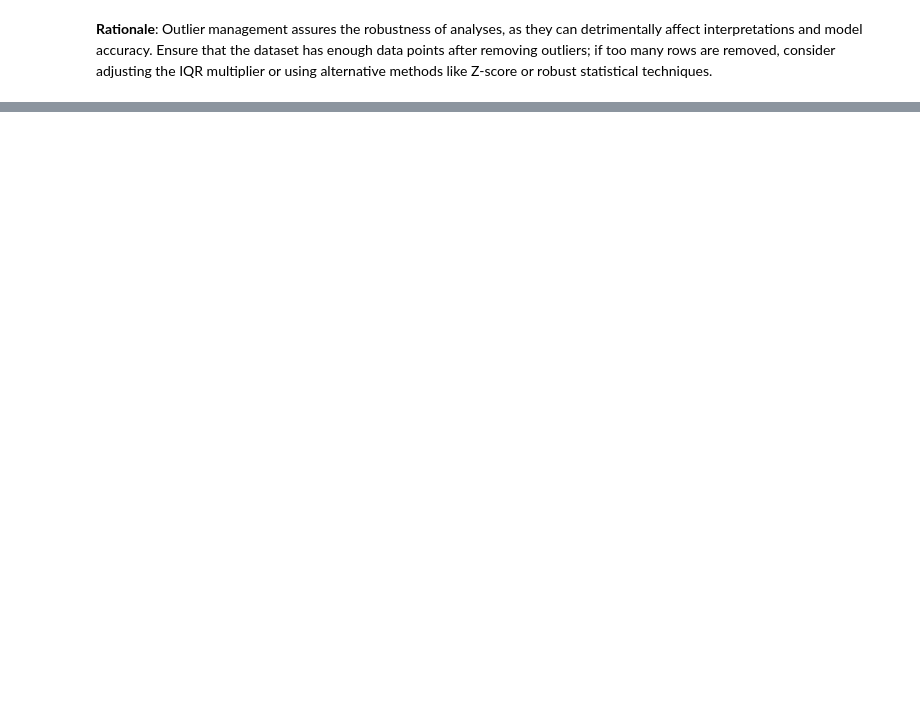
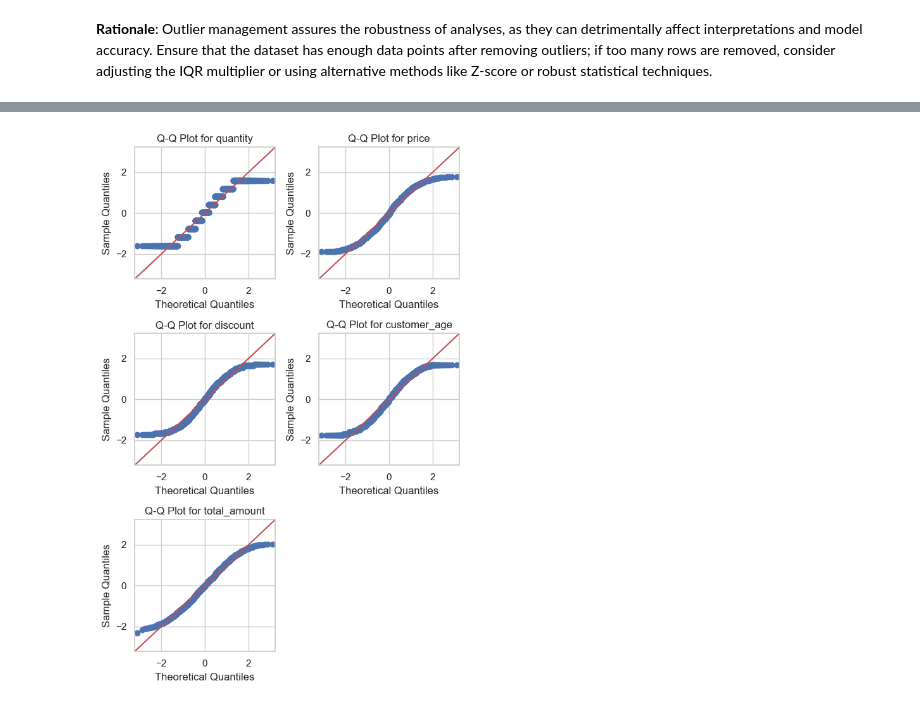
Before and after one commit to arnelimperial/greenergy, a Jupyter notebook: sales.ipynb, the cells around one changed output, grey strips where cells are left out. Saved outputs shown, nothing was run; the diff lists cells and outputs as text; code cells hidden in the pictures; blank space fills up the shorter version.

```diff
--- a/sales.ipynb
+++ b/sales.ipynb
@@ -359,0 +492,8 @@ computed_df.shape
+# %%
+# Instantiate the Yeo-Johnson transformer
+pt = PowerTransformer(method='yeo-johnson')
+
+# Transform the selected numeric columns
+sampled_df[cols_to_process] = pt.fit_transform(sampled_df[cols_to_process])
+
+sampled_df.head()
@@ -359,0 +526,30 @@ computed_df.shape
+# %%
+def qqplot(df):
+    variables = df.columns
+    # Calculate the number of rows needed
+    n_vars = len(variables)
+    n_cols = 2
+    n_rows = (n_vars + n_cols - 1) // n_cols
+
+    # Create a figure with subplots
+    fig, axes = plt.subplots(n_rows, n_cols, figsize=(6, n_rows * 3))
+
+    # Flatten the axes array for easy iteration
+    axes = axes.flatten()
+
+    # Plot Q-Q plots for each variable
+    for i, var in enumerate(variables):
+        sm.qqplot(df[var], line='45', ax=axes[i])
+        axes[i].set_title(f'Q-Q Plot for {var}')
+
+    # Remove any empty subplots
+    for j in range(i + 1, len(axes)):
+        fig.delaxes(axes[j])
+
+    # Adjust layout
+    plt.tight_layout()
+    plt.show()
+
+qqplot(sampled_df[cols_to_process])
+# %% [output]
+[figure, added]
```
Also changed, not shown: parts of 77 cells of this notebook, 1 other file.
